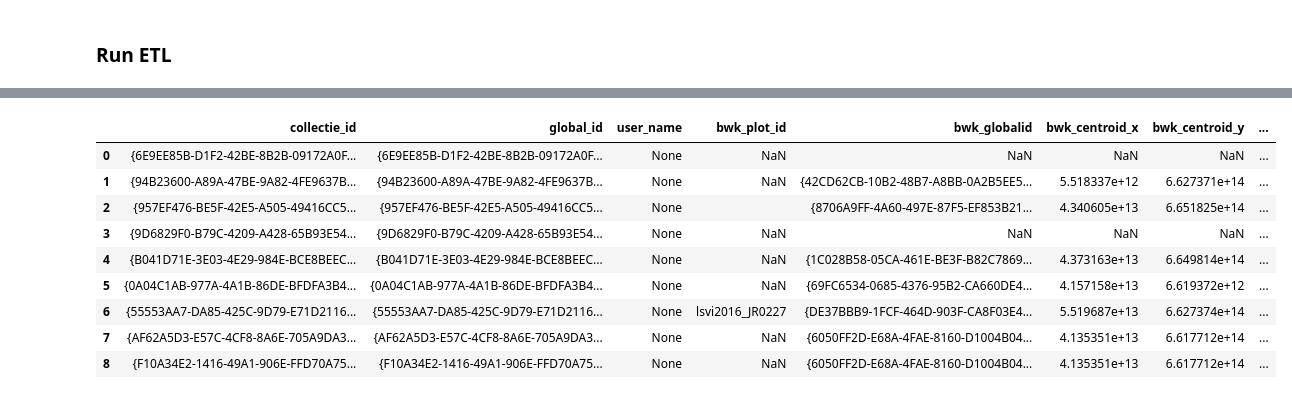
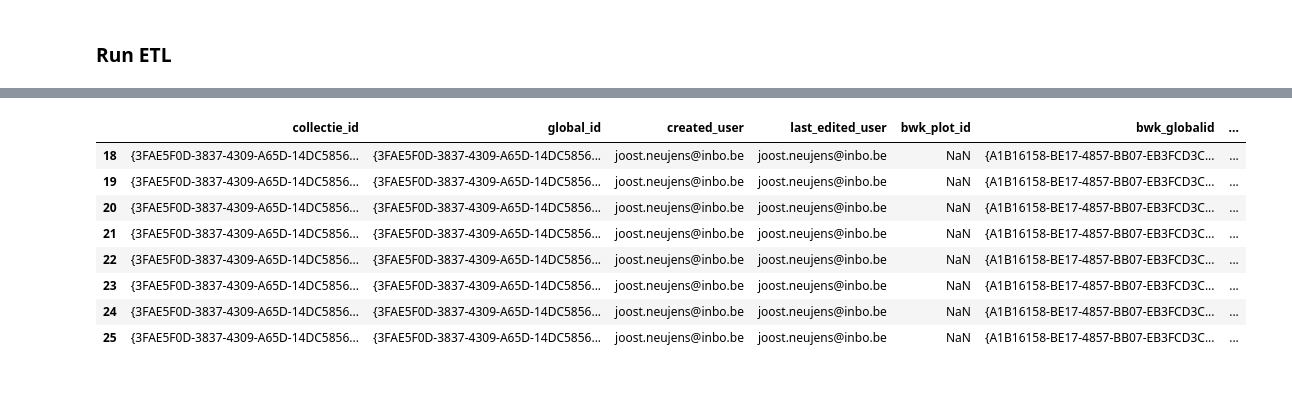
Before and after one commit to inbo/gis-lsvi-app, a Jupyter notebook: notebooks/etl_export_results.ipynb, the cells around one changed output, grey strips where cells are left out. Cells and saved outputs as stored; diff of their text form; code cells hidden in the pictures.

```diff
--- a/notebooks/etl_export_results.ipynb
+++ b/notebooks/etl_export_results.ipynb
@@ -20,6 +20,8 @@ if parent_dir not in sys.path:
     sys.path.insert(0, parent_dir)
 
 from src import utils
+# %%
+pd.set_option('display.max_columns', None)
 # %% [markdown]
 ### Connectie naar databank
 # %%
@@ -73,3 +75,28 @@ def format_agol_date(epoch_ms):
     return datetime.fromtimestamp(epoch_ms / 1000.0).strftime('%Y-%m-%d %H:%M:%S')
 # %% [markdown]
 ### Run ETL
+# %%
+# Uitvoering
+# Joost to do: credentials uit key vault of environment
+# Load secrets into environment
+LOCAL_DB = "G:\\Mijn Drive\\keepass_db.kdbx"
+ENTRY_TITLE = "AGOL"
+AGOL_URL = "https://gisservices.inbo.be/portal"
+FEATURE_LAYER_NAME = "xlsform_hab1-4"
+
+AGOL_USER, AGOL_PASS = utils.load_keepass_credentials(
+        db_path=LOCAL_DB, entry_name=ENTRY_TITLE
+    )
+
+today = datetime.now().strftime("%Y%m%d")
+db_path = f"../output/lsvi_resultaten_{today}.sqlite"
+
+# Verbinden met AGOL
+print(f"Verbinden met {AGOL_URL}...")
+gis = GIS(AGOL_URL, AGOL_USER, AGOL_PASS)
+
+# Not used because simplified export to CSV
+# conn = init_database(db_path)
+# cursor = conn.cursor()
+
+feature_layer_list = ['xlsform_hab1-4'] #, 'xlsform_hab5-7', 'xlsform_hab9']
@@ -262,18 +302,13 @@ ETL afgerond. De SQLite database is volledig up-to-date.
 # %%
-sqlite_path = "../output/lsvi_resultaten_20260727.sqlite"
-
-conn = sqlite3.connect(sqlite_path)
-results = pd.read_sql_query("SELECT * FROM waarneming_event LIMIT 10;", conn)
-display(results)
-conn.close()
+df_resultaat[df_resultaat.bwk_globalid == '{A1B16158-BE17-4857-BB07-EB3FCD3C6050}']
+# df_resultaat[df_resultaat.bwk_globalid == '{21760360-76C6-4830-AA1F-E062663F429E}']
 # %% [output]
-|  | collectie_id | global_id | user_name | bwk_plot_id | bwk_globalid | bwk_centroid_x | bwk_centroid_y | ... |
-| 0 | {6E9EE85B-D1F2-42BE-8B2B-09172A0F... | {6E9EE85B-D1F2-42BE-8B2B-09172A0F... | None | NaN | NaN | NaN | NaN | ... |
-| 1 | {94B23600-A89A-47BE-9A82-4FE9637B... | {94B23600-A89A-47BE-9A82-4FE9637B... | None | NaN | {42CD62CB-10B2-48B7-A8BB-0A2B5EE5... | 5.518337e+12 | 6.627371e+14 | ... |
-| 2 | {957EF476-BE5F-42E5-A505-49416CC5... | {957EF476-BE5F-42E5-A505-49416CC5... | None |  | {8706A9FF-4A60-497E-87F5-EF853B21... | 4.340605e+13 | 6.651825e+14 | ... |
-| 3 | {9D6829F0-B79C-4209-A428-65B93E54... | {9D6829F0-B79C-4209-A428-65B93E54... | None | NaN | NaN | NaN | NaN | ... |
-| 4 | {B041D71E-3E03-4E29-984E-BCE8BEEC... | {B041D71E-3E03-4E29-984E-BCE8BEEC... | None | NaN | {1C028B58-05CA-461E-BE3F-B82C7869... | 4.373163e+13 | 6.649814e+14 | ... |
-| 5 | {0A04C1AB-977A-4A1B-86DE-BFDFA3B4... | {0A04C1AB-977A-4A1B-86DE-BFDFA3B4... | None | NaN | {69FC6534-0685-4376-95B2-CA660DE4... | 4.157158e+13 | 6.619372e+12 | ... |
-| 6 | {55553AA7-DA85-425C-9D79-E71D2116... | {55553AA7-DA85-425C-9D79-E71D2116... | None | lsvi2016_JR0227 | {DE37BBB9-1FCF-464D-903F-CA8F03E4... | 5.519687e+13 | 6.627374e+14 | ... |
-| 7 | {AF62A5D3-E57C-4CF8-8A6E-705A9DA3... | {AF62A5D3-E57C-4CF8-8A6E-705A9DA3... | None | NaN | {6050FF2D-E68A-4FAE-8160-D1004B04... | 4.135351e+13 | 6.617712e+14 | ... |
-| 8 | {F10A34E2-1416-49A1-906E-FFD70A75... | {F10A34E2-1416-49A1-906E-FFD70A75... | None | NaN | {6050FF2D-E68A-4FAE-8160-D1004B04... | 4.135351e+13 | 6.617712e+14 | ... |
+|  | collectie_id | global_id | created_user | last_edited_user | bwk_plot_id | bwk_globalid | ... |
+| 18 | {3FAE5F0D-3837-4309-A65D-14DC5856... | {3FAE5F0D-3837-4309-A65D-14DC5856... | joost.neujens@inbo.be | joost.neujens@inbo.be | NaN | {A1B16158-BE17-4857-BB07-EB3FCD3C... | ... |
+| 19 | {3FAE5F0D-3837-4309-A65D-14DC5856... | {3FAE5F0D-3837-4309-A65D-14DC5856... | joost.neujens@inbo.be | joost.neujens@inbo.be | NaN | {A1B16158-BE17-4857-BB07-EB3FCD3C... | ... |
+| 20 | {3FAE5F0D-3837-4309-A65D-14DC5856... | {3FAE5F0D-3837-4309-A65D-14DC5856... | joost.neujens@inbo.be | joost.neujens@inbo.be | NaN | {A1B16158-BE17-4857-BB07-EB3FCD3C... | ... |
+| 21 | {3FAE5F0D-3837-4309-A65D-14DC5856... | {3FAE5F0D-3837-4309-A65D-14DC5856... | joost.neujens@inbo.be | joost.neujens@inbo.be | NaN | {A1B16158-BE17-4857-BB07-EB3FCD3C... | ... |
+| 22 | {3FAE5F0D-3837-4309-A65D-14DC5856... | {3FAE5F0D-3837-4309-A65D-14DC5856... | joost.neujens@inbo.be | joost.neujens@inbo.be | NaN | {A1B16158-BE17-4857-BB07-EB3FCD3C... | ... |
+| 23 | {3FAE5F0D-3837-4309-A65D-14DC5856... | {3FAE5F0D-3837-4309-A65D-14DC5856... | joost.neujens@inbo.be | joost.neujens@inbo.be | NaN | {A1B16158-BE17-4857-BB07-EB3FCD3C... | ... |
+| 24 | {3FAE5F0D-3837-4309-A65D-14DC5856... | {3FAE5F0D-3837-4309-A65D-14DC5856... | joost.neujens@inbo.be | joost.neujens@inbo.be | NaN | {A1B16158-BE17-4857-BB07-EB3FCD3C... | ... |
+| 25 | {3FAE5F0D-3837-4309-A65D-14DC5856... | {3FAE5F0D-3837-4309-A65D-14DC5856... | joost.neujens@inbo.be | joost.neujens@inbo.be | NaN | {A1B16158-BE17-4857-BB07-EB3FCD3C... | ... |
```
Also changed, not shown: parts of 9 cells of this notebook, 16 other files.
